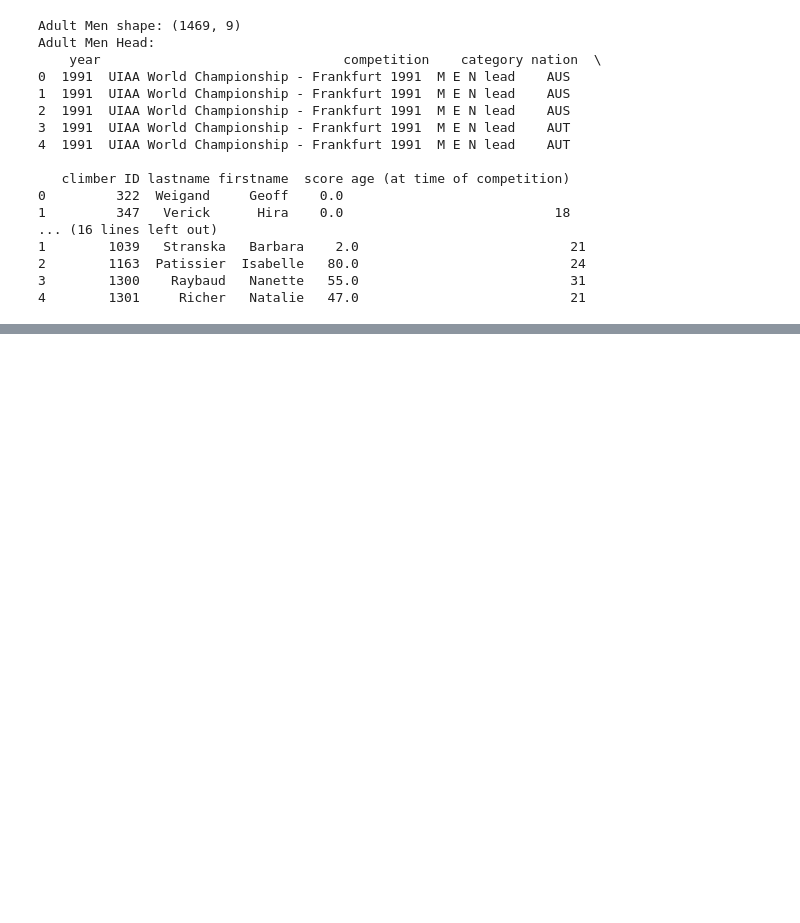
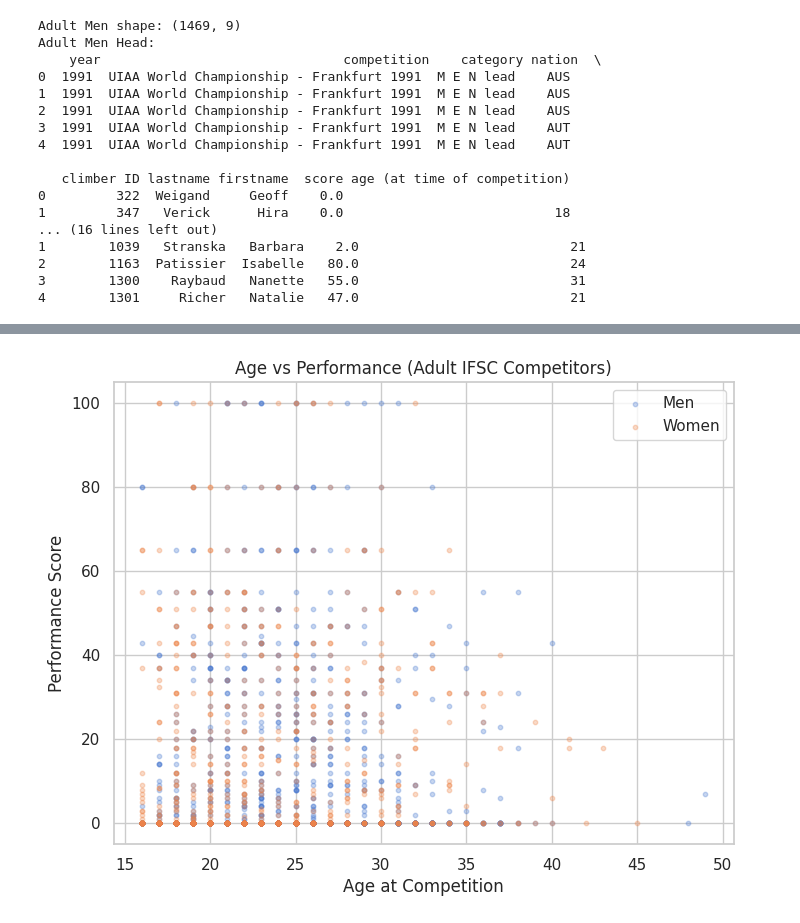
Before and after one commit to derrickd-lab/Climbing_Prediction_Project, a Jupyter notebook: ML_Project.ipynb, the cells around one changed output, grey strips where cells are left out. Cells and saved outputs as stored; diff of their text form; code cells hidden in the pictures; blank space fills up the shorter version.

```diff
--- a/ML_Project.ipynb
+++ b/ML_Project.ipynb
@@ -140,0 +159,27 @@ NameError: name 'adult_m' is not defined
+# %%
+plt.figure(figsize=(8,6))
+
+plt.scatter(
+    adult_m['age (at time of competition)'],
+    adult_m['score'],
+    alpha=0.3,
+    label="Men",
+    s=10
+)
+
+plt.scatter(
+    adult_w['age (at time of competition)'],
+    adult_w['score'],
+    alpha=0.3,
+    label="Women",
+    s=10
+)
+
+plt.xlabel("Age at Competition")
+plt.ylabel("Performance Score")
+plt.title("Age vs Performance (Adult IFSC Competitors)")
+plt.legend()
+plt.grid(True)
+plt.show()
+# %% [output]
+[figure, added]
```
Also changed, not shown: parts of 5 cells of this notebook.
